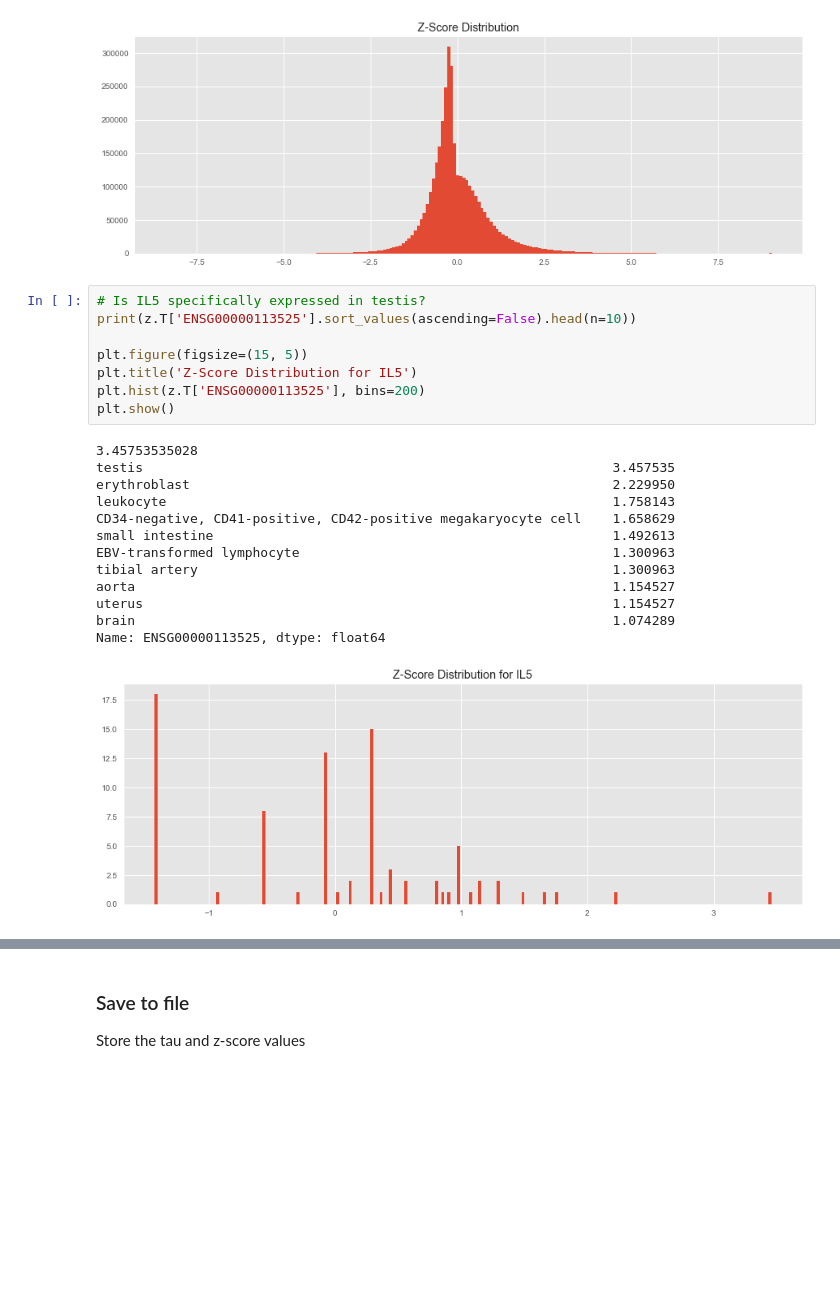
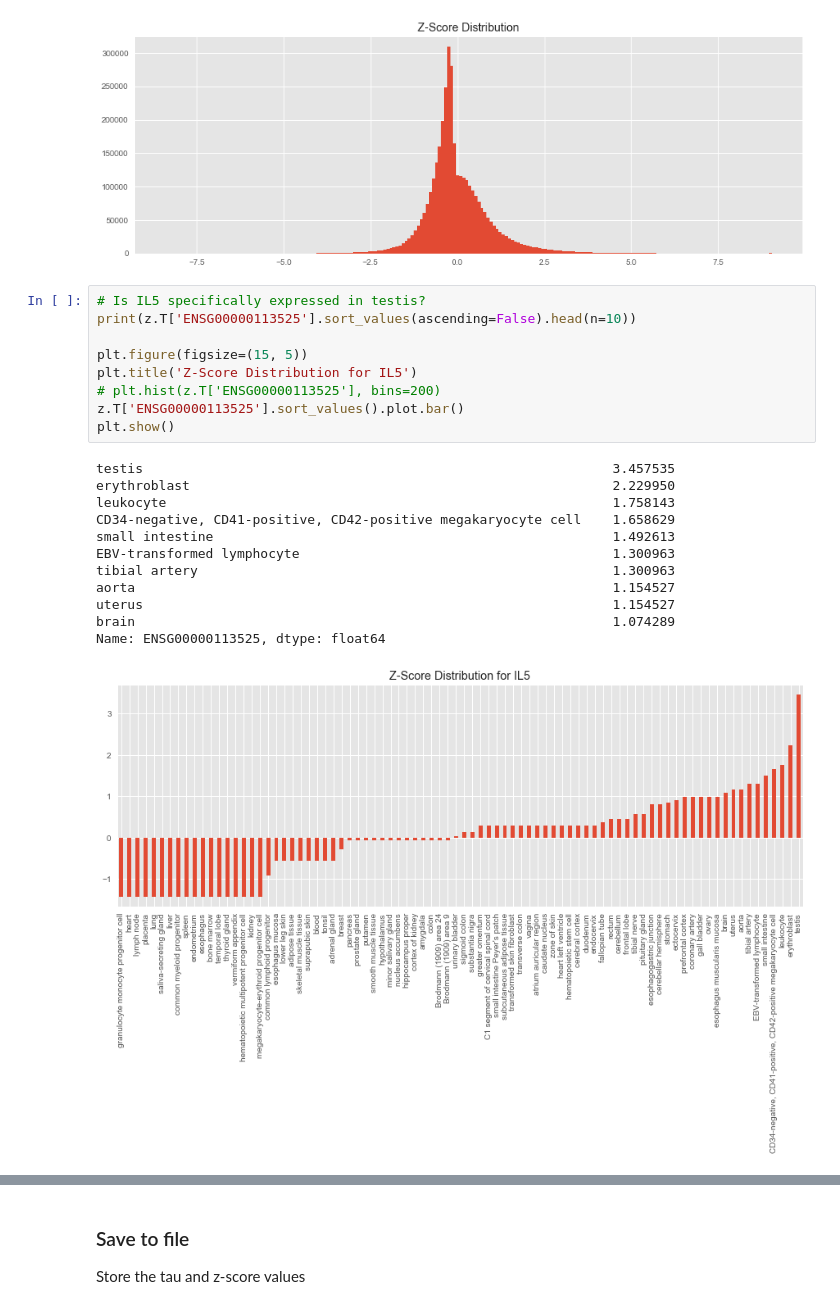
Before and after one commit to opentargets-archive/expression_analysis, a Jupyter notebook: rna_expression_analysis.ipynb, the cells around one changed output, grey strips where cells are left out. Cells and saved outputs as stored; diff of their text form; blank space fills up the shorter version.

Commit message:
Change hists to bars

```diff
--- a/rna_expression_analysis.ipynb
+++ b/rna_expression_analysis.ipynb
@@ -285,25 +285,25 @@ plt.show()
 # %%
 # Is IL5 specifically expressed in testis?
 print(z.T['ENSG00000113525'].sort_values(ascending=False).head(n=10))
 
 plt.figure(figsize=(15, 5))
 plt.title('Z-Score Distribution for IL5')
-plt.hist(z.T['ENSG00000113525'], bins=200)
+# plt.hist(z.T['ENSG00000113525'], bins=200)
+z.T['ENSG00000113525'].sort_values().plot.bar()
 plt.show()
 # %% [output]
-3.45753535028
 testis                                                            3.457535
 erythroblast                                                      2.229950
 leukocyte                                                         1.758143
 CD34-negative, CD41-positive, CD42-positive megakaryocyte cell    1.658629
 small intestine                                                   1.492613
 EBV-transformed lymphocyte                                        1.300963
 tibial artery                                                     1.300963
 aorta                                                             1.154527
 uterus                                                            1.154527
 brain                                                             1.074289
 Name: ENSG00000113525, dtype: float64
-[figure, old version]
+[figure, new version]
 # %%
 # Is OPALIN specifically expressed in brain?
 print(z.T['ENSG00000197430'].sort_values(ascending=False).head(n=10))
```
Also changed, not shown: parts of 2 cells of this notebook.
